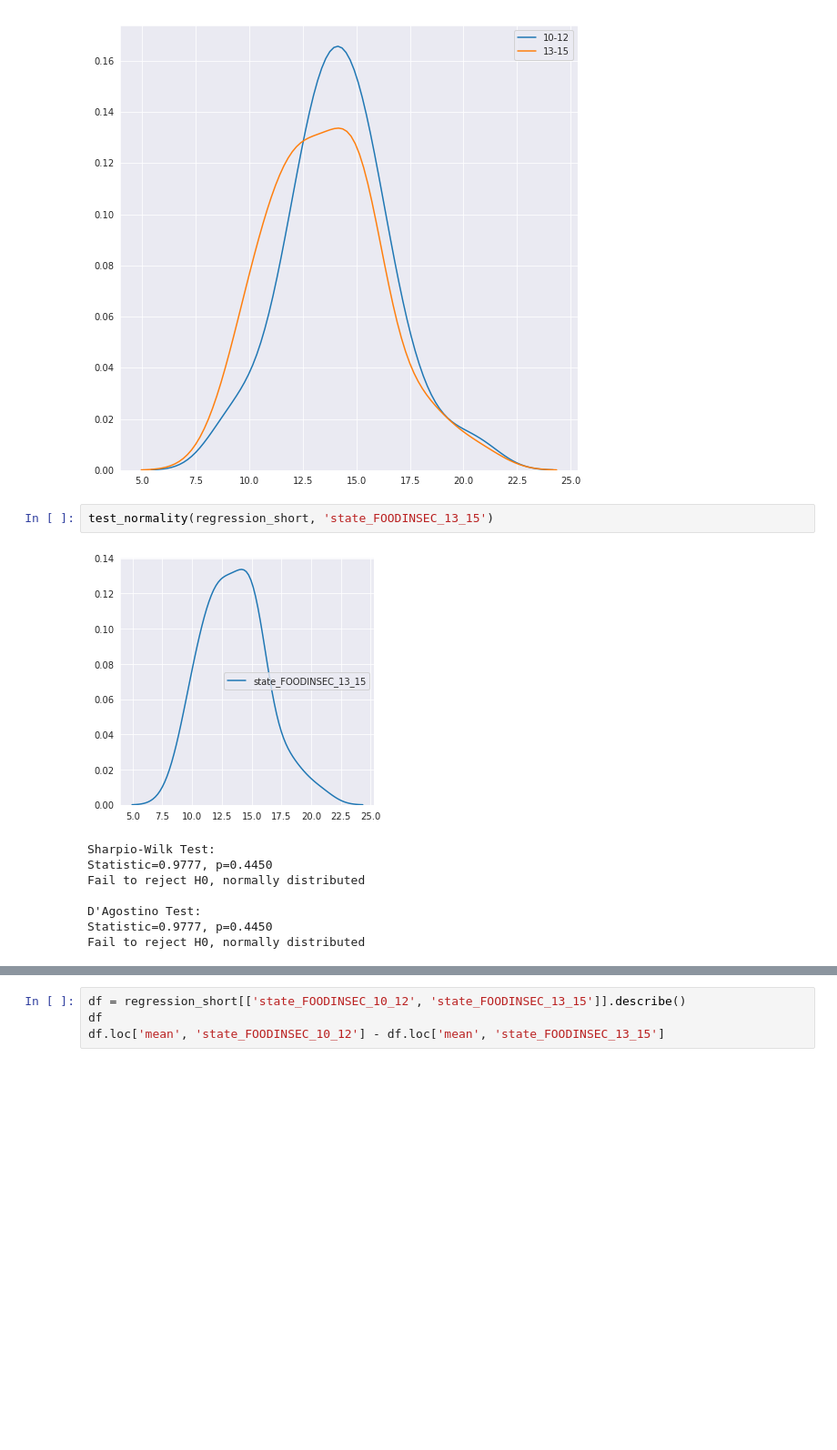
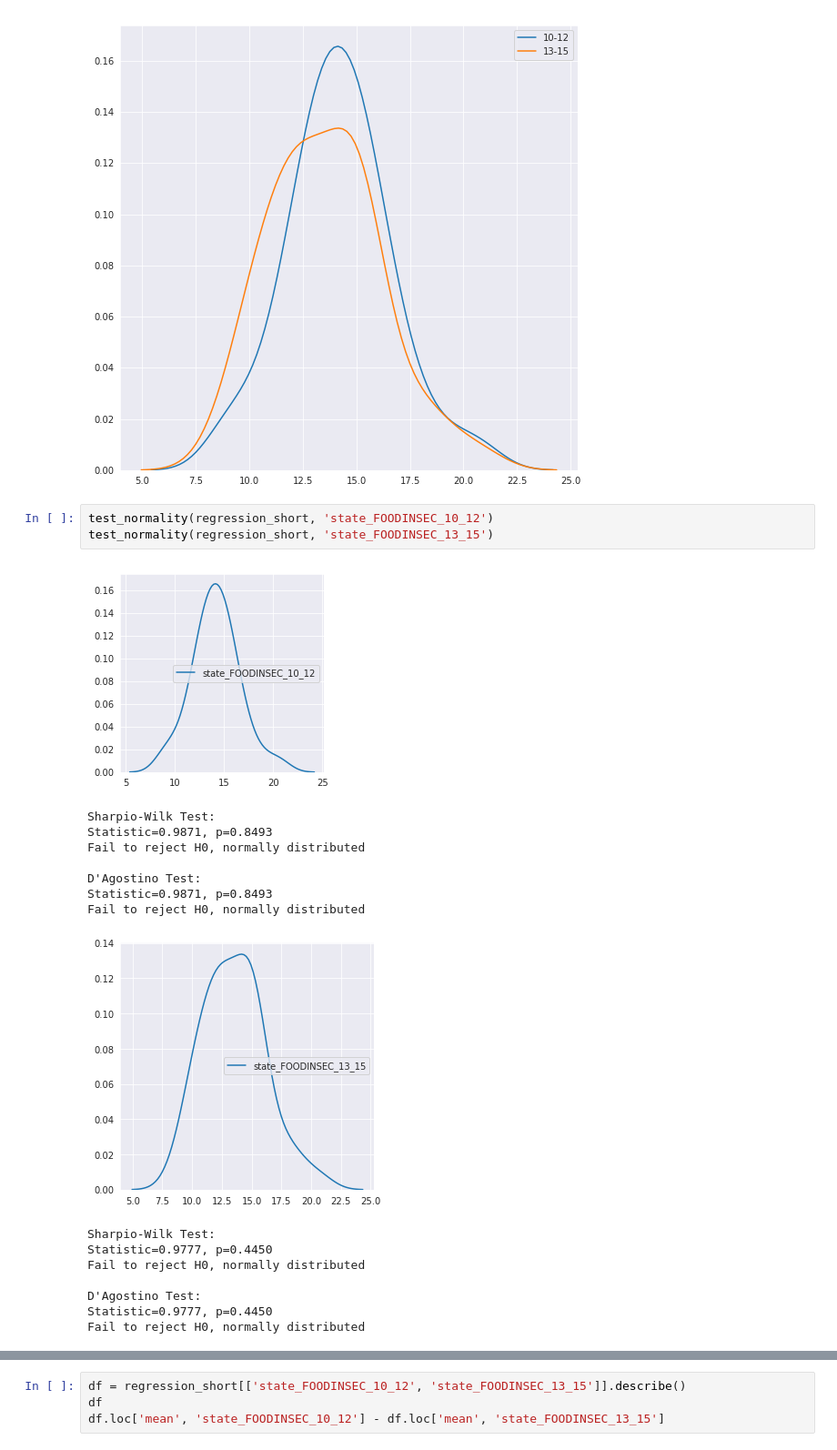
Before and after one commit to chriscross00/projects, a Jupyter notebook: food_security/notebooks/stats.ipynb, the cells around one changed output, grey strips where cells are left out. Shown at 91% size. Saved outputs shown, nothing was run; the diff lists cells and outputs as text; blank space fills up the shorter version.

```diff
--- a/food_security/notebooks/stats.ipynb
+++ b/food_security/notebooks/stats.ipynb
@@ -62,16 +62,25 @@ plt.legend()
 <matplotlib.legend.Legend at 0x...>
 [figure]
 # %%
+test_normality(regression_short, 'state_FOODINSEC_10_12')
 test_normality(regression_short, 'state_FOODINSEC_13_15')
 # %% [output]
-[figure, old version]
+[figure, new version]
 Sharpio-Wilk Test:
-Statistic=0.9777, p=0.4450
+Statistic=0.9871, p=0.8493
 Fail to reject H0, normally distributed
 
 D'Agostino Test:
-Statistic=0.9777, p=0.4450
+Statistic=0.9871, p=0.8493
 Fail to reject H0, normally distributed
+[figure, added]
+Sharpio-Wilk Test:
+Statistic=0.9777, p=0.4450
+Fail to reject H0, normally distributed
+
+D'Agostino Test:
+Statistic=0.9777, p=0.4450
+Fail to reject H0, normally distributed
 # %%
 stats.ttest_rel(regression_short['state_FOODINSEC_10_12'],
                 regression_short['state_FOODINSEC_13_15'])
```
Also changed, not shown: parts of 2 cells of this notebook, 2 other files.
